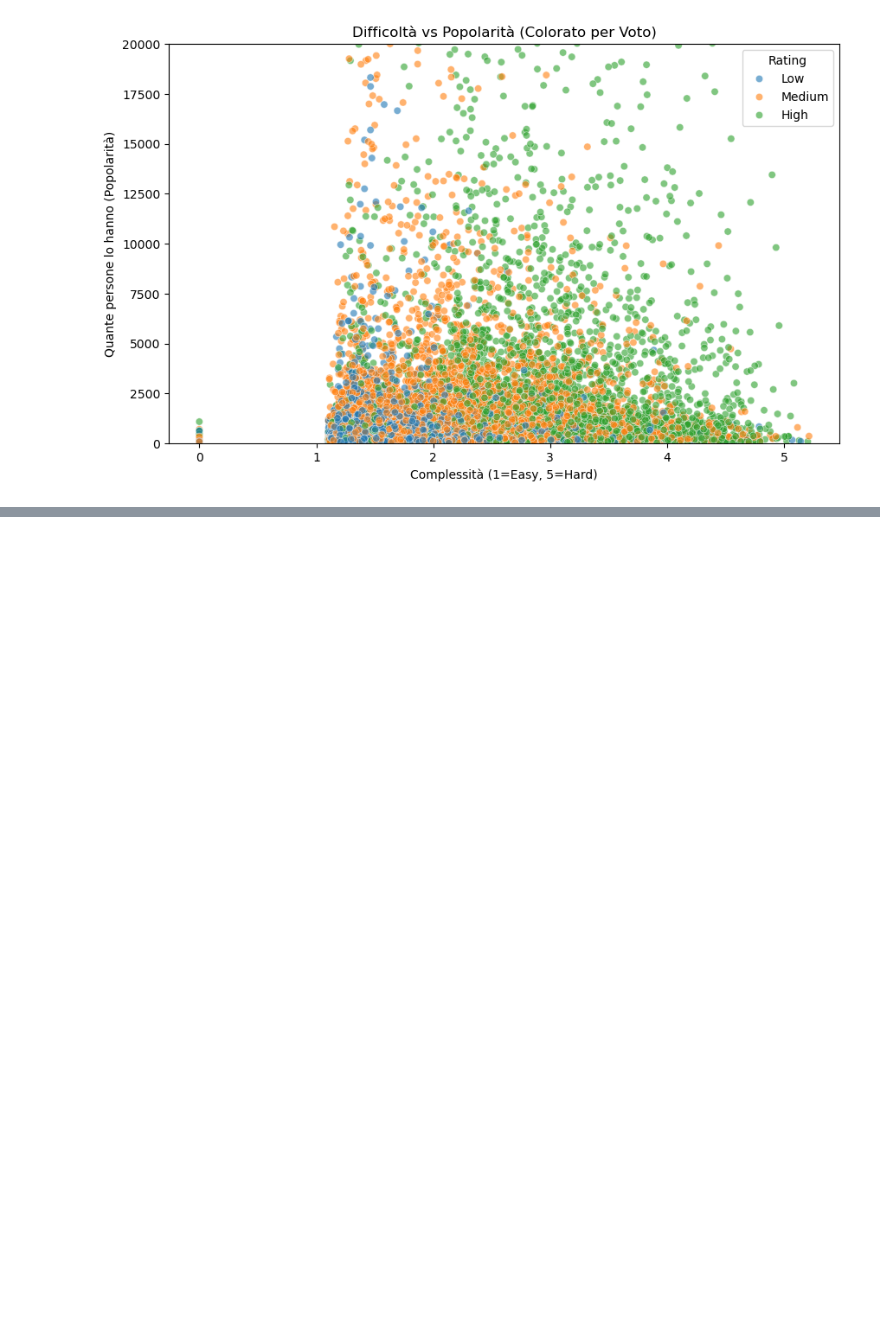
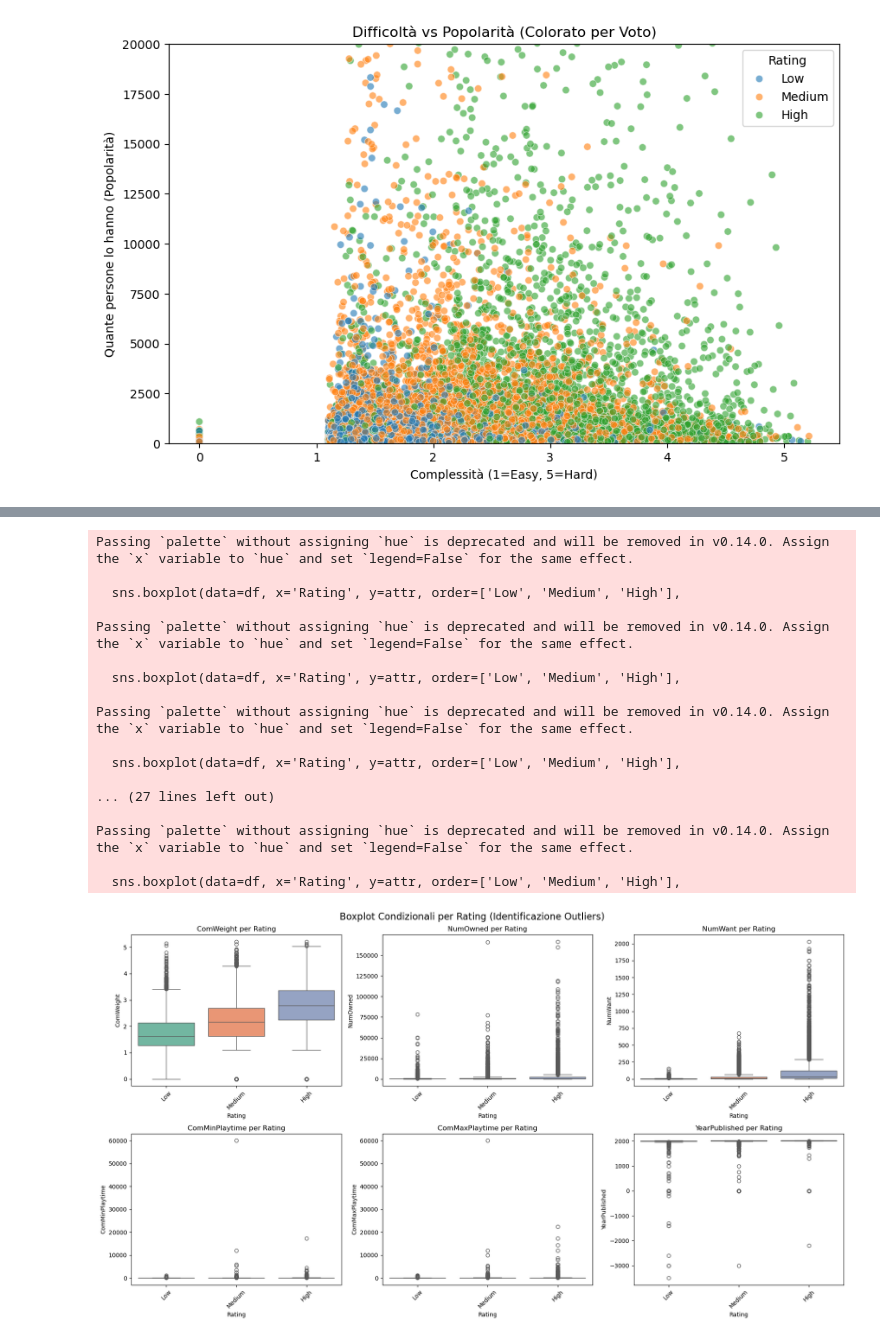
Before and after one commit to iamalessiastocco/dm1-project-boardgames, a Jupyter notebook: notebook/01_data_understanding.ipynb, the cells around one changed output, grey strips where cells are left out. Drawn from its saved outputs; the diff is of its cells as text; code cells hidden in the pictures; blank space fills up the shorter version.

```diff
--- a/notebook/01_data_understanding.ipynb
+++ b/notebook/01_data_understanding.ipynb
@@ -236,0 +249,37 @@ plt.show()
+# %%
+# BOXPLOT CONDIZIONALI - Vedere outliers per ogni categoria di Rating
+fig, axes = plt.subplots(2, 3, figsize=(18, 10))
+fig.suptitle('Boxplot Condizionali per Rating (Identificazione Outliers)', fontsize=16)
+
+# Lista di attributi numerici da analizzare
+attributi = ['ComWeight', 'NumOwned', 'NumWant', 'ComMinPlaytime', 'ComMaxPlaytime', 'YearPublished']
+
+for idx, attr in enumerate(attributi):
+    row = idx // 3
+    col = idx % 3
+    sns.boxplot(data=df, x='Rating', y=attr, order=['Low', 'Medium', 'High'],
+                palette='Set2', ax=axes[row, col])
+    axes[row, col].set_title(f'{attr} per Rating')
+    axes[row, col].tick_params(axis='x', rotation=45)
+
+plt.tight_layout()
+plt.show()
+# %% [output]
+Passing `palette` without assigning `hue` is deprecated and will be removed in v0.14.0. Assign the `x` variable to `hue` and set `legend=False` for the same effect.
+
+  sns.boxplot(data=df, x='Rating', y=attr, order=['Low', 'Medium', 'High'],
+
+Passing `palette` without assigning `hue` is deprecated and will be removed in v0.14.0. Assign the `x` variable to `hue` and set `legend=False` for the same effect.
+
+  sns.boxplot(data=df, x='Rating', y=attr, order=['Low', 'Medium', 'High'],
+
+Passing `palette` without assigning `hue` is deprecated and will be removed in v0.14.0. Assign the `x` variable to `hue` and set `legend=False` for the same effect.
+
+  sns.boxplot(data=df, x='Rating', y=attr, order=['Low', 'Medium', 'High'],
+
+... (27 lines left out)
+
+Passing `palette` without assigning `hue` is deprecated and will be removed in v0.14.0. Assign the `x` variable to `hue` and set `legend=False` for the same effect.
+
+  sns.boxplot(data=df, x='Rating', y=attr, order=['Low', 'Medium', 'High'],
+[figure, added]
```
Also changed, not shown: parts of 9 cells of this notebook, 1 other file.
